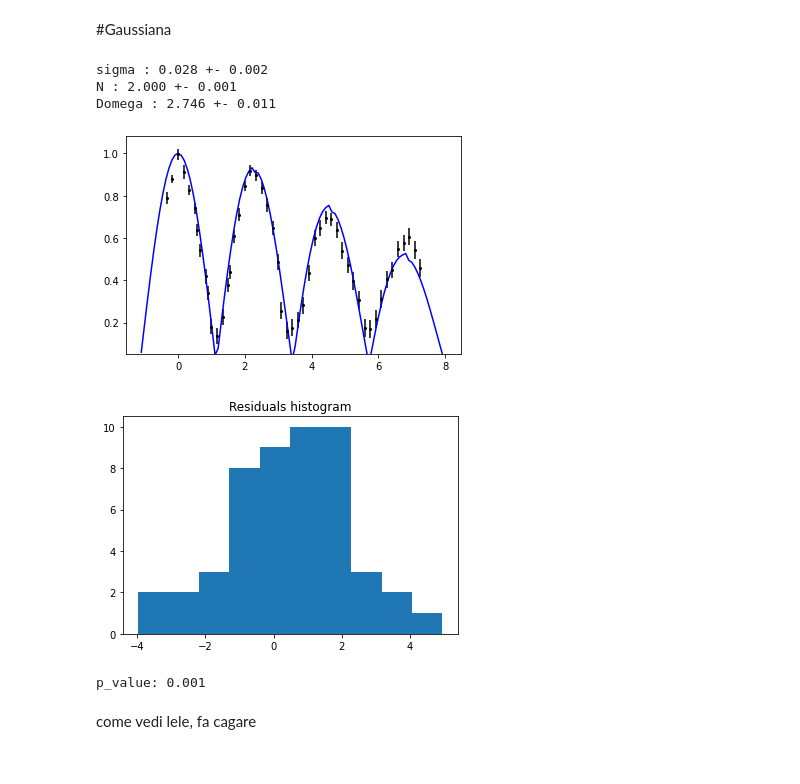
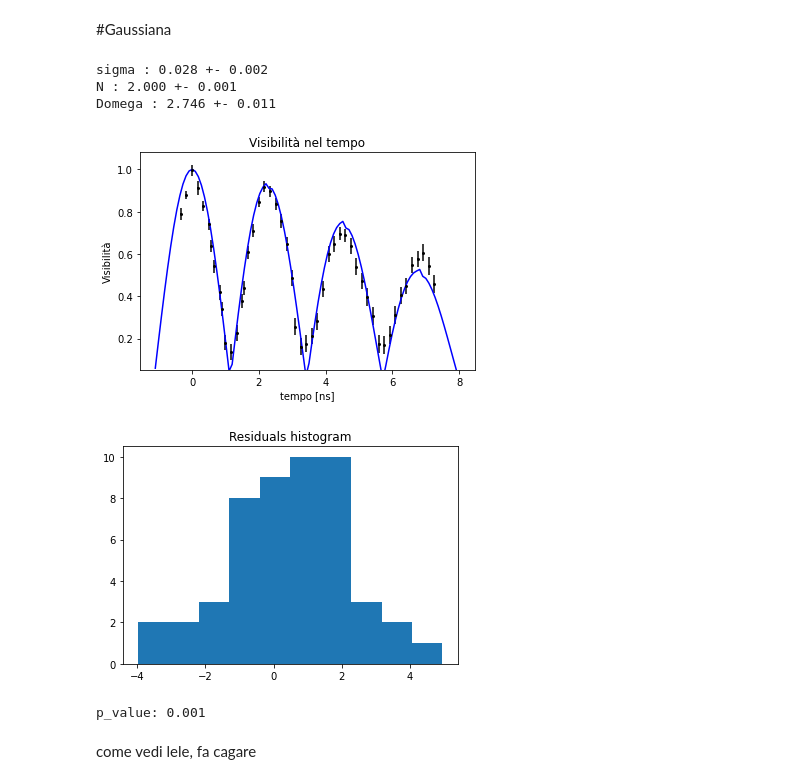
Before and after one commit to Unoaccaso/lab_projects, a Jupyter notebook: interferometro_michelson.ipynb, the cells around one changed output. Cells and saved outputs as stored; diff of their text form; code cells hidden in the pictures.

```diff
--- a/interferometro_michelson.ipynb
+++ b/interferometro_michelson.ipynb
@@ -190,8 +193,11 @@ def rs(par, t):
     Domega = par[2]
     y = np.exp(-sigma*t/2)/N*np.abs(np.sin(N*Domega*t/2)/np.sin(Domega*t/2))
     return y
-fit(rs, x = data['tempo [ns]'], y = data['Visibilità'], sy = data['sigma[V]'], sx = data['sigma[t] [ns]'],
-    par0 = [0.16, 3, 2.76], par_names=['sigma', 'N', 'Domega'])
+fit(rs, x = data['tempo [ns]'], y = data['Visibilità'],
+    sy = data['sigma[V]'], sx = data['sigma[t] [ns]'],
+    par0 = [0.16, 3, 2.76], par_names=['sigma', 'N', 'Domega'],
+    title='Visibilità nel tempo', xlabel='tempo [ns]',
+    ylabel = 'Visibilità')
 # %% [output]
 sigma : 0.080 +- 0.031
 N : 2.998 +- 0.004
@@ -234,17 +242,20 @@ Abbiamo visto che non appena si inserisce un parametro di controllo per stimare
 # %%
 def rs(par, t):
     sigma = par[0]
     N = par[1]
     Domega = par[2]
     y = np.exp(-sigma*t*t/2)/N*np.abs(np.sin(N*Domega*t/2)/np.sin(Domega*t/2))
     return y
-fitted = fit(rs, x = data['tempo [ns]'], y = data['Visibilità'], sy = data['sigma[V]'], sx = data['sigma[t] [ns]'],
-    par0 = [0.16, 2, 2.7], par_names=['sigma', 'N', 'Domega'], xres=100)
+fitted = fit(rs, x = data['tempo [ns]'], y = data['Visibilità'],
+             sy = data['sigma[V]'], sx = data['sigma[t] [ns]'],
+             par0 = [0.16, 2, 2.7], par_names=['sigma', 'N', 'Domega'],
+             xres=100, title='Visibilità nel tempo', xlabel='tempo [ns]',
+             ylabel = 'Visibilità')
 # %% [output]
 sigma : 0.028 +- 0.002
 N : 2.000 +- 0.001
 Domega : 2.746 +- 0.011
-[figure, old version]
+[figure, new version]
 [figure]
 p_value: 0.001
 # %% [markdown]
```
Also changed, not shown: parts of 3 cells of this notebook.
